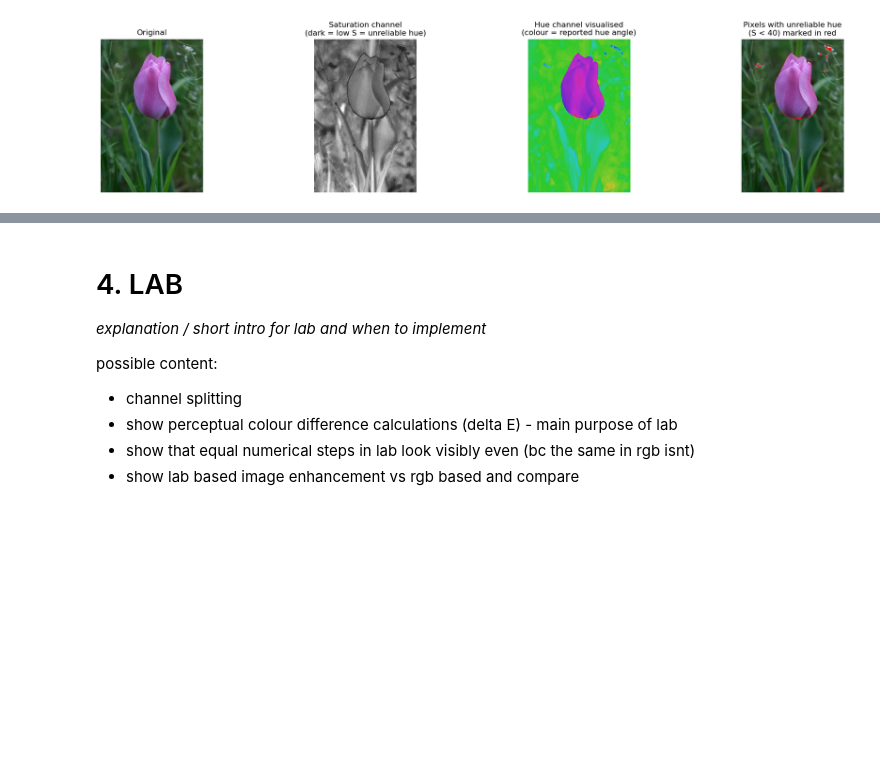
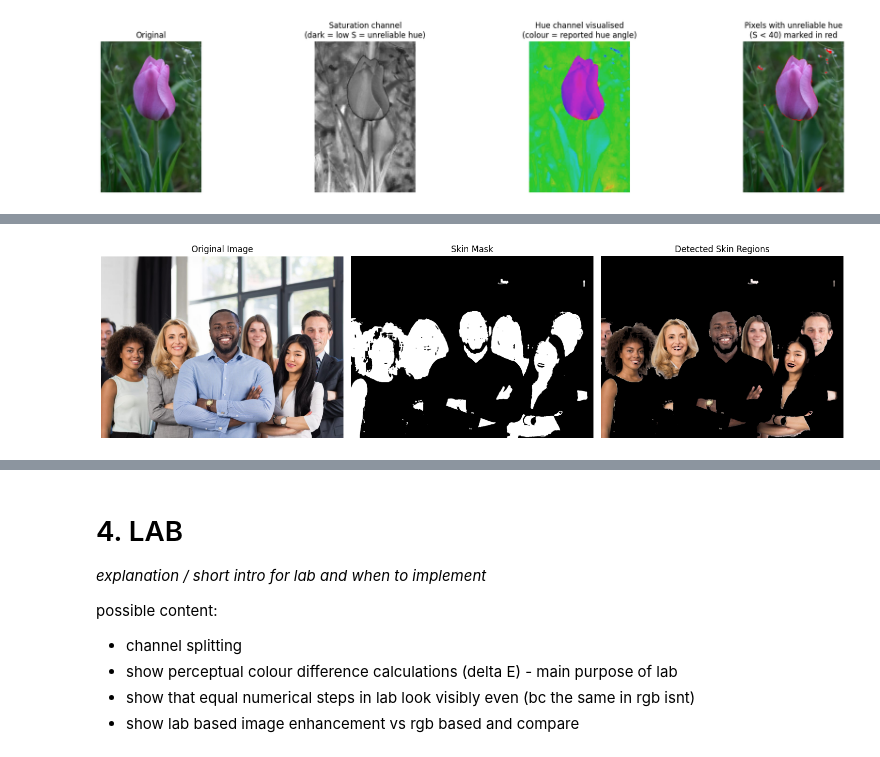
Before and after one commit to romeybajada/cv_colour_models, a Jupyter notebook: walkthrough.ipynb, the cells around one changed output, grey strips where cells are left out. Cells and saved outputs as stored; diff of their text form; code cells hidden in the pictures; blank space fills up the shorter version.

```diff
--- a/walkthrough.ipynb
+++ b/walkthrough.ipynb
@@ -313,0 +337,31 @@ The difference image appears mostly dark because chroma subsampling introduces o
+# %%
+# Load image
+img_skin_bgr = cv2.imread('people.jpg')
+img_skin_rgb = cv2.cvtColor(img_skin_bgr, cv2.COLOR_BGR2RGB)
+
+# Convert to YCbCr
+img_skin_ycbcr = cv2.cvtColor(img_skin_rgb, cv2.COLOR_RGB2YCrCb)
+
+# OpenCV order: Y, Cr, Cb
+Y = img_skin_ycbcr[:,:,0]
+Cr = img_skin_ycbcr[:,:,1]
+Cb = img_skin_ycbcr[:,:,2]
+
+# Skin colour thresholds
+skin_mask = cv2.inRange(img_skin_ycbcr, (0, 133, 77), (255, 173, 127))
+
+# Apply mask
+skin_detected = cv2.bitwise_and(
+    img_skin_rgb,
+    img_skin_rgb,
+    mask=skin_mask
+)
+
+# Display Results
+show_images(
+    [img_skin_rgb, skin_mask, skin_detected],
+    ['Original Image', 'Skin Mask', 'Detected Skin Regions'],
+    cmap_list=[None, 'gray', None]
+)
+# %% [output]
+[figure, added]
```
Also changed, not shown: parts of 16 cells of this notebook.
